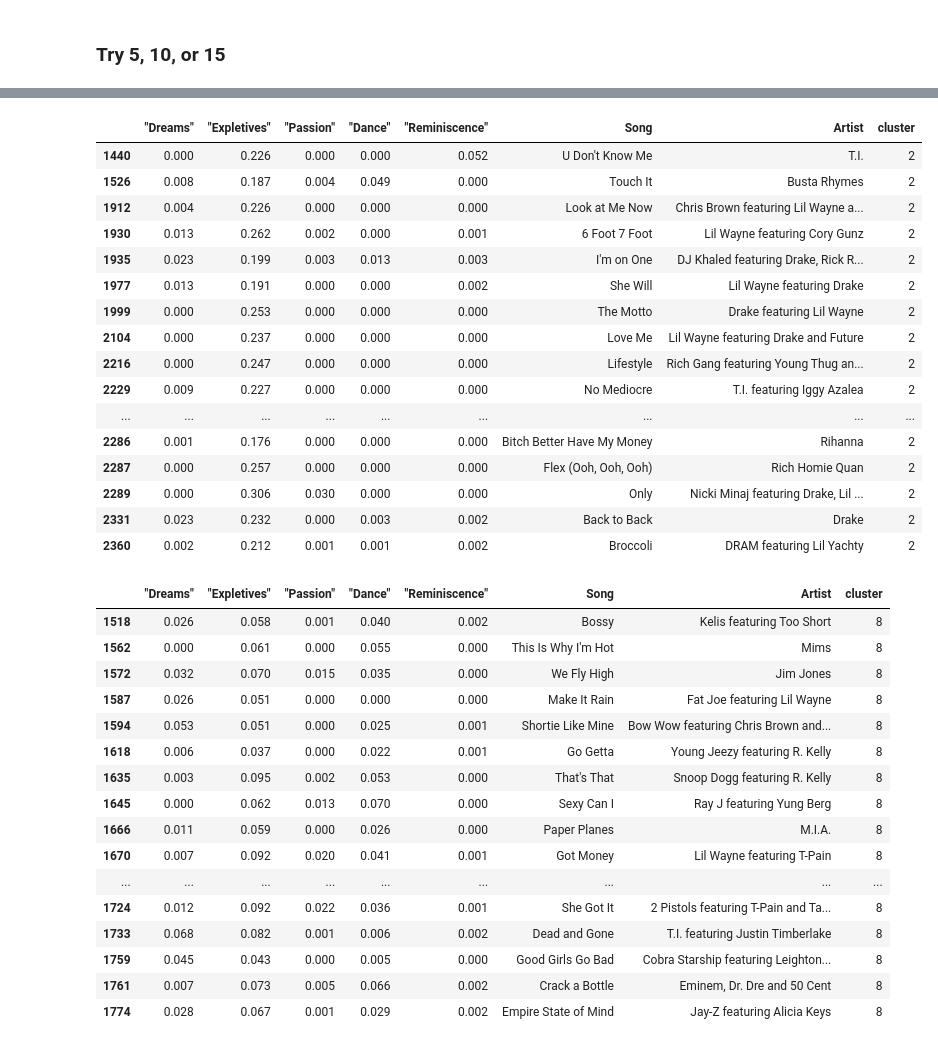
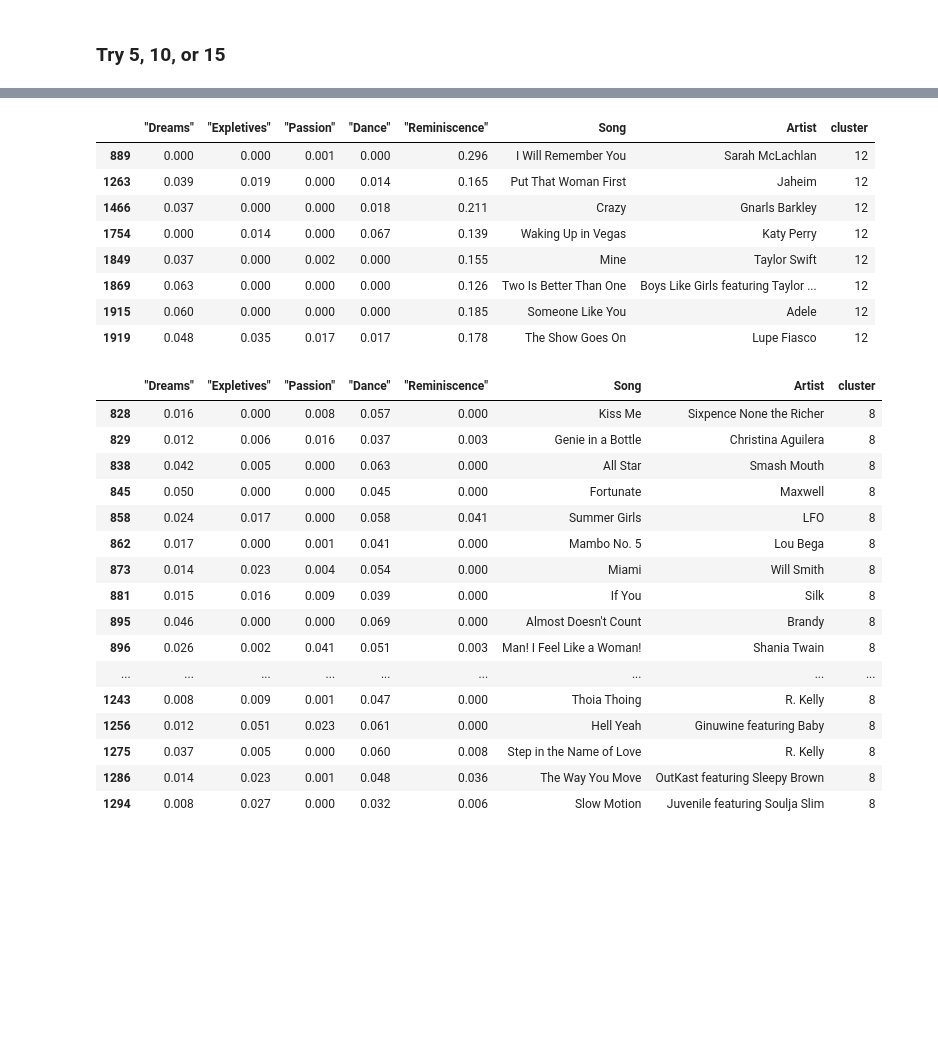
Before and after one commit to jcpark376/Lyrics_project, a Jupyter notebook: Models/Analysis/analysis_us.ipynb, the cells around one changed output, grey strips where cells are left out. Cells and saved outputs as stored; diff of their text form; code cells hidden in the pictures; blank space fills up the shorter version.

```diff
--- a/Models/Analysis/analysis_us.ipynb
+++ b/Models/Analysis/analysis_us.ipynb
@@ -195,47 +195,39 @@ doc_topic_mat
 # %%
 # doc_topic_mat[doc_topic_mat['cluster'] == 0][doc_topic_mat['Artist'].str.contains('Eminem')].tail(60)
 # %%
-hip = doc_topic_mat[doc_topic_mat['cluster'] == 2]
+hip = doc_topic_mat[doc_topic_mat['cluster'] == 12]
 hip.iloc[int(len(hip)//3.3):int(len(hip)//1.43)]
 # %% [output]
 |  | "Dreams" | "Expletives" | "Passion" | "Dance" | "Reminiscence" | Song | Artist | cluster |
-| 1440 | 0.000 | 0.226 | 0.000 | 0.000 | 0.052 | U Don't Know Me | T.I. | 2 |
-| 1526 | 0.008 | 0.187 | 0.004 | 0.049 | 0.000 | Touch It | Busta Rhymes | 2 |
-| 1912 | 0.004 | 0.226 | 0.000 | 0.000 | 0.000 | Look at Me Now | Chris Brown featuring Lil Wayne a... | 2 |
-| 1930 | 0.013 | 0.262 | 0.002 | 0.000 | 0.001 | 6 Foot 7 Foot | Lil Wayne featuring Cory Gunz | 2 |
-| 1935 | 0.023 | 0.199 | 0.003 | 0.013 | 0.003 | I'm on One | DJ Khaled featuring Drake, Rick R... | 2 |
-| 1977 | 0.013 | 0.191 | 0.000 | 0.000 | 0.002 | She Will | Lil Wayne featuring Drake | 2 |
-| 1999 | 0.000 | 0.253 | 0.000 | 0.000 | 0.000 | The Motto | Drake featuring Lil Wayne | 2 |
-| 2104 | 0.000 | 0.237 | 0.000 | 0.000 | 0.000 | Love Me | Lil Wayne featuring Drake and Future | 2 |
-| 2216 | 0.000 | 0.247 | 0.000 | 0.000 | 0.000 | Lifestyle | Rich Gang featuring Young Thug an... | 2 |
-| 2229 | 0.009 | 0.227 | 0.000 | 0.000 | 0.000 | No Mediocre | T.I. featuring Iggy Azalea | 2 |
-| ... | ... | ... | ... | ... | ... | ... | ... | ... |
-| 2286 | 0.001 | 0.176 | 0.000 | 0.000 | 0.000 | Bitch Better Have My Money | Rihanna | 2 |
-| 2287 | 0.000 | 0.257 | 0.000 | 0.000 | 0.000 | Flex (Ooh, Ooh, Ooh) | Rich Homie Quan | 2 |
-| 2289 | 0.000 | 0.306 | 0.030 | 0.000 | 0.000 | Only | Nicki Minaj featuring Drake, Lil ... | 2 |
-| 2331 | 0.023 | 0.232 | 0.000 | 0.003 | 0.002 | Back to Back | Drake | 2 |
-| 2360 | 0.002 | 0.212 | 0.001 | 0.001 | 0.002 | Broccoli | DRAM featuring Lil Yachty | 2 |
+| 889 | 0.000 | 0.000 | 0.001 | 0.000 | 0.296 | I Will Remember You | Sarah McLachlan | 12 |
+| 1263 | 0.039 | 0.019 | 0.000 | 0.014 | 0.165 | Put That Woman First | Jaheim | 12 |
+| 1466 | 0.037 | 0.000 | 0.000 | 0.018 | 0.211 | Crazy | Gnarls Barkley | 12 |
+| 1754 | 0.000 | 0.014 | 0.000 | 0.067 | 0.139 | Waking Up in Vegas | Katy Perry | 12 |
+| 1849 | 0.037 | 0.000 | 0.002 | 0.000 | 0.155 | Mine | Taylor Swift | 12 |
+| 1869 | 0.063 | 0.000 | 0.000 | 0.000 | 0.126 | Two Is Better Than One | Boys Like Girls featuring Taylor ... | 12 |
+| 1915 | 0.060 | 0.000 | 0.000 | 0.000 | 0.185 | Someone Like You | Adele | 12 |
+| 1919 | 0.048 | 0.035 | 0.017 | 0.017 | 0.178 | The Show Goes On | Lupe Fiasco | 12 |
 # %%
 hip = doc_topic_mat[doc_topic_mat['cluster'] == 8]
-hip.iloc[int(len(hip)//2.2):int(len(hip)//1.8)]
+hip.iloc[int(len(hip)//3.3):int(len(hip)//1.43)].head(60)
 # %% [output]
 |  | "Dreams" | "Expletives" | "Passion" | "Dance" | "Reminiscence" | Song | Artist | cluster |
-| 1518 | 0.026 | 0.058 | 0.001 | 0.040 | 0.002 | Bossy | Kelis featuring Too Short | 8 |
-| 1562 | 0.000 | 0.061 | 0.000 | 0.055 | 0.000 | This Is Why I'm Hot | Mims | 8 |
-| 1572 | 0.032 | 0.070 | 0.015 | 0.035 | 0.000 | We Fly High | Jim Jones | 8 |
-| 1587 | 0.026 | 0.051 | 0.000 | 0.000 | 0.000 | Make It Rain | Fat Joe featuring Lil Wayne | 8 |
-| 1594 | 0.053 | 0.051 | 0.000 | 0.025 | 0.001 | Shortie Like Mine | Bow Wow featuring Chris Brown and... | 8 |
-| 1618 | 0.006 | 0.037 | 0.000 | 0.022 | 0.001 | Go Getta | Young Jeezy featuring R. Kelly | 8 |
-| 1635 | 0.003 | 0.095 | 0.002 | 0.053 | 0.000 | That's That | Snoop Dogg featuring R. Kelly | 8 |
-| 1645 | 0.000 | 0.062 | 0.013 | 0.070 | 0.000 | Sexy Can I | Ray J featuring Yung Berg | 8 |
-| 1666 | 0.011 | 0.059 | 0.000 | 0.026 | 0.000 | Paper Planes | M.I.A. | 8 |
-| 1670 | 0.007 | 0.092 | 0.020 | 0.041 | 0.001 | Got Money | Lil Wayne featuring T-Pain | 8 |
+| 828 | 0.016 | 0.000 | 0.008 | 0.057 | 0.000 | Kiss Me | Sixpence None the Richer | 8 |
+| 829 | 0.012 | 0.006 | 0.016 | 0.037 | 0.003 | Genie in a Bottle | Christina Aguilera | 8 |
+| 838 | 0.042 | 0.005 | 0.000 | 0.063 | 0.000 | All Star | Smash Mouth | 8 |
+| 845 | 0.050 | 0.000 | 0.000 | 0.045 | 0.000 | Fortunate | Maxwell | 8 |
+| 858 | 0.024 | 0.017 | 0.000 | 0.058 | 0.041 | Summer Girls | LFO | 8 |
+| 862 | 0.017 | 0.000 | 0.001 | 0.041 | 0.000 | Mambo No. 5 | Lou Bega | 8 |
+| 873 | 0.014 | 0.023 | 0.004 | 0.054 | 0.000 | Miami | Will Smith | 8 |
+| 881 | 0.015 | 0.016 | 0.009 | 0.039 | 0.000 | If You | Silk | 8 |
+| 895 | 0.046 | 0.000 | 0.000 | 0.069 | 0.000 | Almost Doesn't Count | Brandy | 8 |
+| 896 | 0.026 | 0.002 | 0.041 | 0.051 | 0.003 | Man! I Feel Like a Woman! | Shania Twain | 8 |
 | ... | ... | ... | ... | ... | ... | ... | ... | ... |
-| 1724 | 0.012 | 0.092 | 0.022 | 0.036 | 0.001 | She Got It | 2 Pistols featuring T-Pain and Ta... | 8 |
-| 1733 | 0.068 | 0.082 | 0.001 | 0.006 | 0.002 | Dead and Gone | T.I. featuring Justin Timberlake | 8 |
-| 1759 | 0.045 | 0.043 | 0.000 | 0.005 | 0.000 | Good Girls Go Bad | Cobra Starship featuring Leighton... | 8 |
-| 1761 | 0.007 | 0.073 | 0.005 | 0.066 | 0.002 | Crack a Bottle | Eminem, Dr. Dre and 50 Cent | 8 |
-| 1774 | 0.028 | 0.067 | 0.001 | 0.029 | 0.002 | Empire State of Mind | Jay-Z featuring Alicia Keys | 8 |
+| 1243 | 0.008 | 0.009 | 0.001 | 0.047 | 0.000 | Thoia Thoing | R. Kelly | 8 |
+| 1256 | 0.012 | 0.051 | 0.023 | 0.061 | 0.000 | Hell Yeah | Ginuwine featuring Baby | 8 |
+| 1275 | 0.037 | 0.005 | 0.000 | 0.060 | 0.008 | Step in the Name of Love | R. Kelly | 8 |
+| 1286 | 0.014 | 0.023 | 0.001 | 0.048 | 0.036 | The Way You Move | OutKast featuring Sleepy Brown | 8 |
+| 1294 | 0.008 | 0.027 | 0.000 | 0.032 | 0.006 | Slow Motion | Juvenile featuring Soulja Slim | 8 |
 # %%
 doc_topic_mat.groupby(['cluster']).mean()*100
 # %% [output]
```
Also changed, not shown: parts of 12 cells of this notebook, 4 other files.
